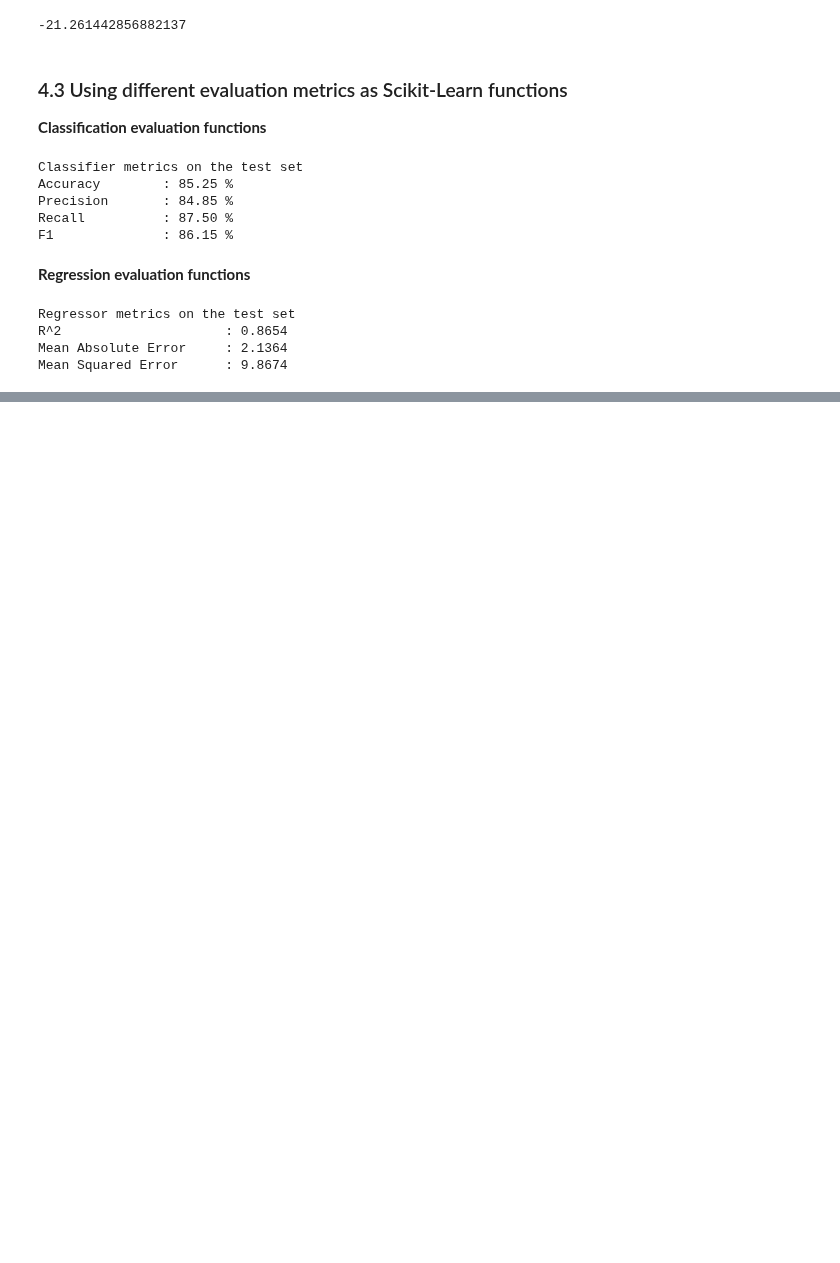
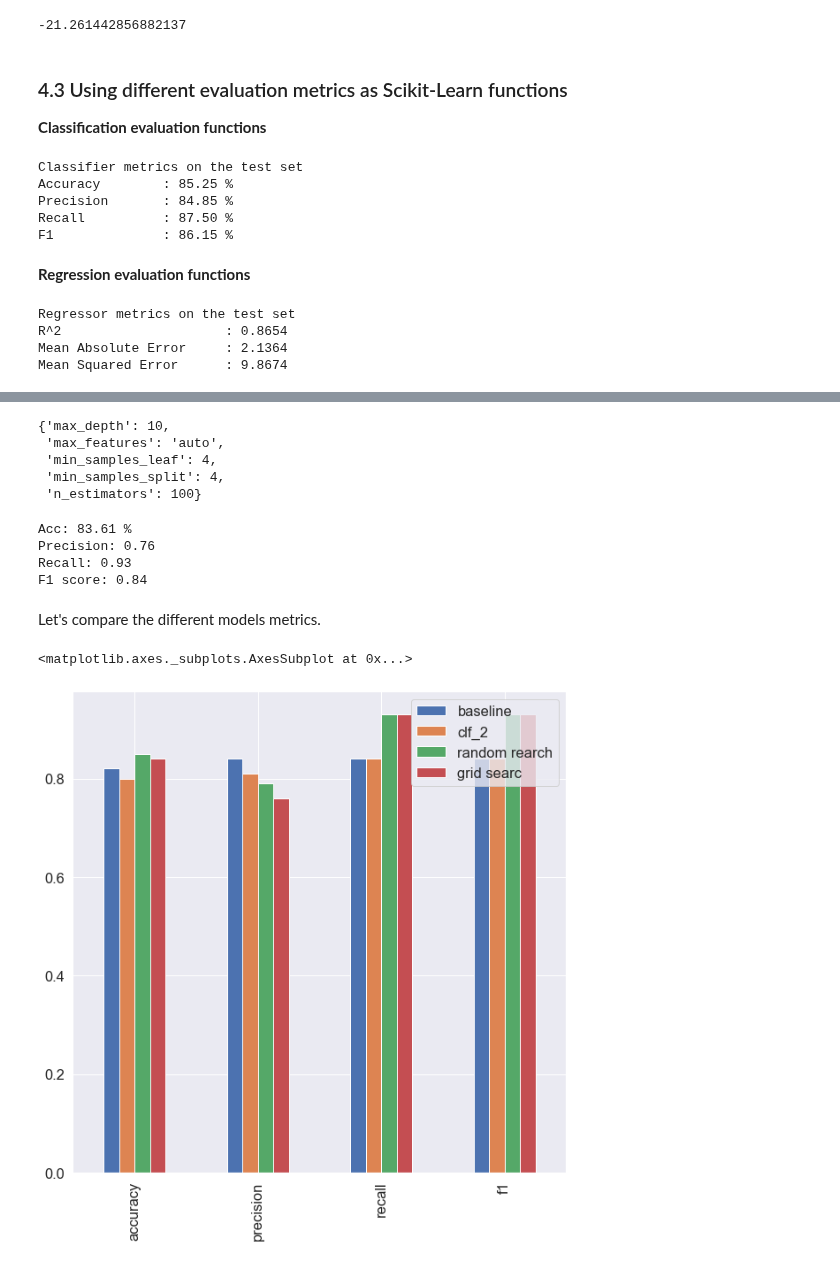
Before and after one commit to JavierMedel/ZM-Machine-Learning, a Jupyter notebook: Section-03-machine-learning-algorithms/08-introduction-to-scikit-learn.ipynb, the cells around one changed output, grey strips where cells are left out. Cells and saved outputs as stored; diff of their text form; code cells hidden in the pictures; blank space fills up the shorter version.

```diff
--- a/Section-03-machine-learning-algorithms/08-introduction-to-scikit-learn.ipynb
+++ b/Section-03-machine-learning-algorithms/08-introduction-to-scikit-learn.ipynb
@@ -1404,0 +1633,29 @@ Mean Squared Error      : 9.8674
+# %%
+grid_2 = {"n_estimators" : [100, 200, 300],
+          "max_depth" : [None, 5, 10, 20],
+          "max_features" : ['auto','sqrt'],
+          "min_samples_split" : [4, 6, 8],
+          "min_samples_leaf" : [2, 4, 6]}
+# %%
+from sklearn.model_selection import GridSearchCV, train_test_split
+
+np.random.seed(42)
+
+# Split into X and y
+X = heart_disease_shuffled.drop('target', axis=1)
+y = heart_disease_shuffled['target']
+
+# Split into train and test sets
+X_train, X_test, y_train, y_test = train_test_split(X, y, test_size=0.2)
+
+# Instantiate RandomForestClassifer
+clf = RandomForestClassifier(n_jobs=1)
+
+# Setup GridSearchCV
+gs_clf = GridSearchCV(estimator=clf,
+                     param_grid=grid_2,
+                     cv=5,
+                     verbose=2)
+
+# Fit the RandomizedSearchCV version with clf
+gs_clf.fit(X_train, y_train)
@@ -1404,0 +1694,31 @@ Mean Squared Error      : 9.8674
+# %%
+gs_clf.best_params_
+# %% [output]
+{'max_depth': 10,
+ 'max_features': 'auto',
+ 'min_samples_leaf': 4,
+ 'min_samples_split': 4,
+ 'n_estimators': 100}
+# %%
+# Make prediction with the best hyperparameter found by GridSearchCV
+gs_y_preds = gs_clf.predict(X_test)
+
+# Evaluate the predictions
+gs_metrics = evaluate_preds(y_test, gs_y_preds)
+# %% [output]
+Acc: 83.61 %
+Precision: 0.76
+Recall: 0.93
+F1 score: 0.84
+# %% [markdown]
+Let's compare the different models metrics.
+# %%
+compare_metrics = pd.DataFrame({'baseline': baseline_metrics,
+                                'clf_2': clf_2_metrics,
+                                'random rearch': rs_metrics,
+                                'grid searc': gs_metrics})
+
+compare_metrics.plot.bar(figsize=(10,10),)
+# %% [output]
+<matplotlib.axes._subplots.AxesSubplot at 0x...>
+[figure, added]
```
Also changed, not shown: parts of 25 cells of this notebook, 1 other file.
